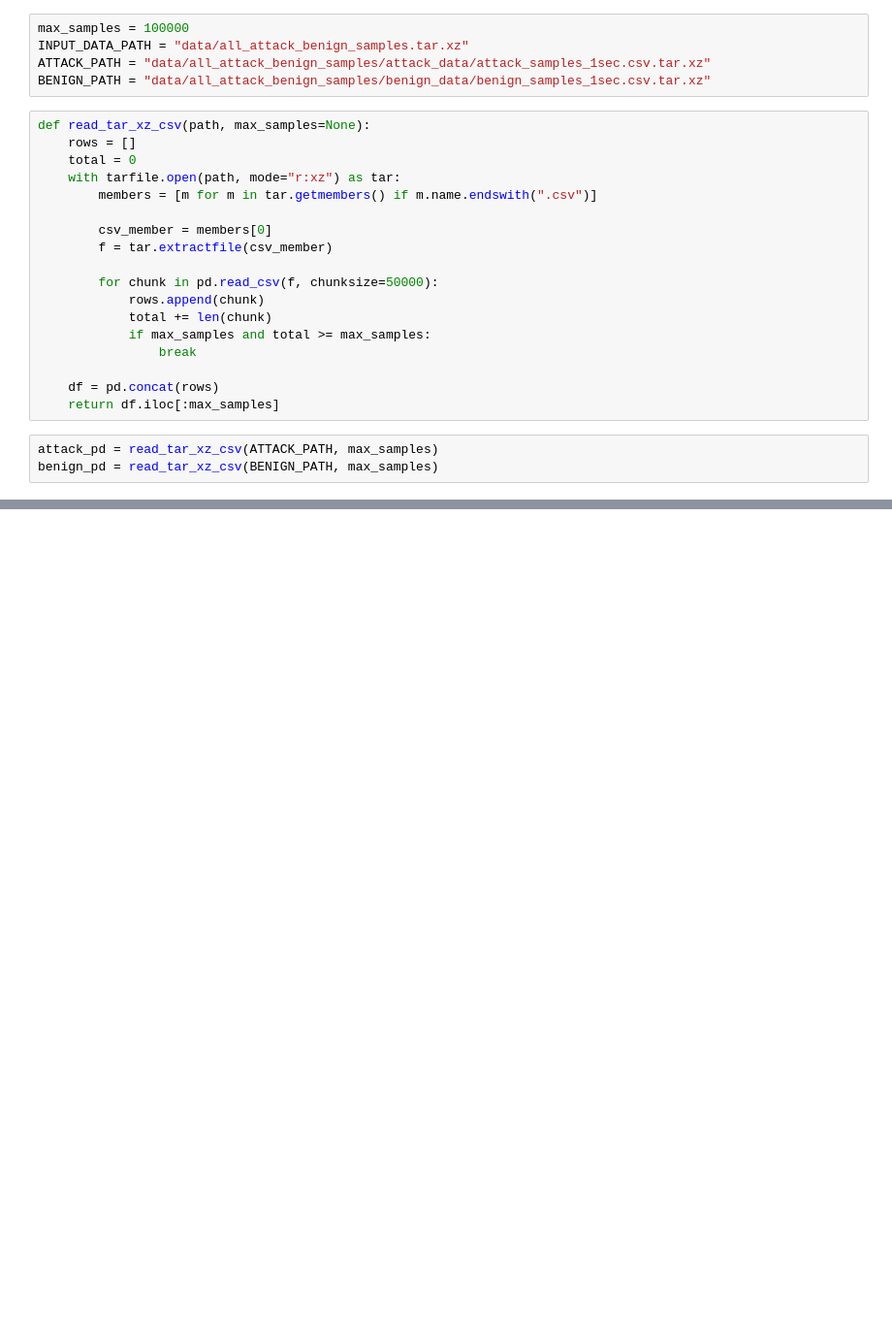
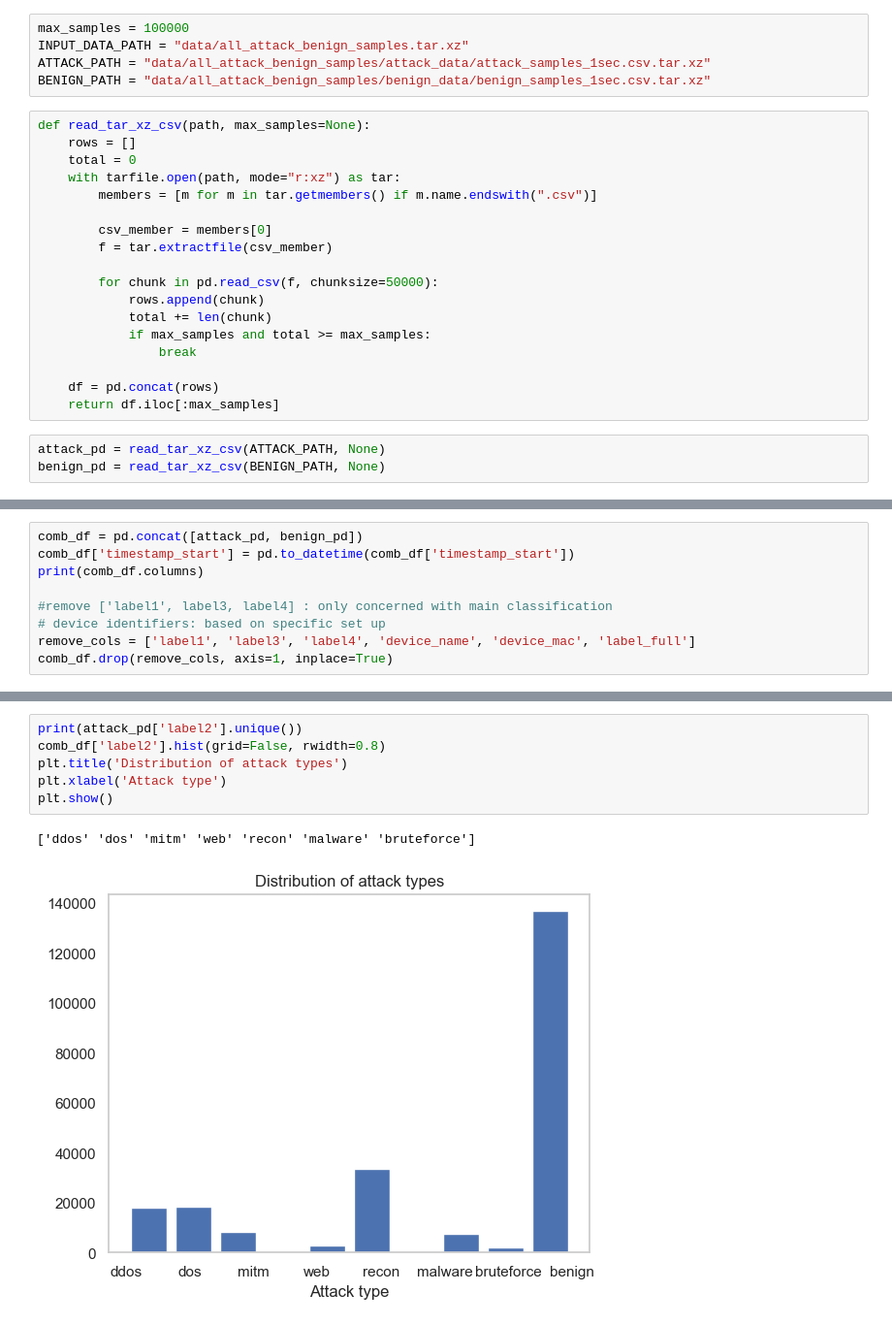
Before and after one commit to kellyw03/ee467-final, a Jupyter notebook: EDA.ipynb, the cells around one changed output, grey strips where cells are left out. Shown at 97% size. Saved outputs shown, nothing was run; the diff lists cells and outputs as text; blank space fills up the shorter version.

```diff
--- a/EDA.ipynb
+++ b/EDA.ipynb
@@ -27,6 +36,6 @@ def read_tar_xz_csv(path, max_samples=None):
     df = pd.concat(rows)
     return df.iloc[:max_samples]
 # %%
-attack_pd = read_tar_xz_csv(ATTACK_PATH, max_samples)
-benign_pd = read_tar_xz_csv(BENIGN_PATH, max_samples)
+attack_pd = read_tar_xz_csv(ATTACK_PATH, None)
+benign_pd = read_tar_xz_csv(BENIGN_PATH, None)
 # %%
@@ -42,0 +69,9 @@ benign_pd.head()
+# %%
+comb_df = pd.concat([attack_pd, benign_pd])
+comb_df['timestamp_start'] = pd.to_datetime(comb_df['timestamp_start'])
+print(comb_df.columns)
+
+#remove ['label1', label3, label4] : only concerned with main classification
+# device identifiers: based on specific set up
+remove_cols = ['label1', 'label3', 'label4', 'device_name', 'device_mac', 'label_full']
+comb_df.drop(remove_cols, axis=1, inplace=True)
@@ -42,0 +234,9 @@ benign_pd.head()
+# %%
+print(attack_pd['label2'].unique())
+comb_df['label2'].hist(grid=False, rwidth=0.8)
+plt.title('Distribution of attack types')
+plt.xlabel('Attack type')
+plt.show()
+# %% [output]
+['ddos' 'dos' 'mitm' 'web' 'recon' 'malware' 'bruteforce']
+[figure, added]
```
Also changed, not shown: parts of 20 cells of this notebook, 1 other file.
